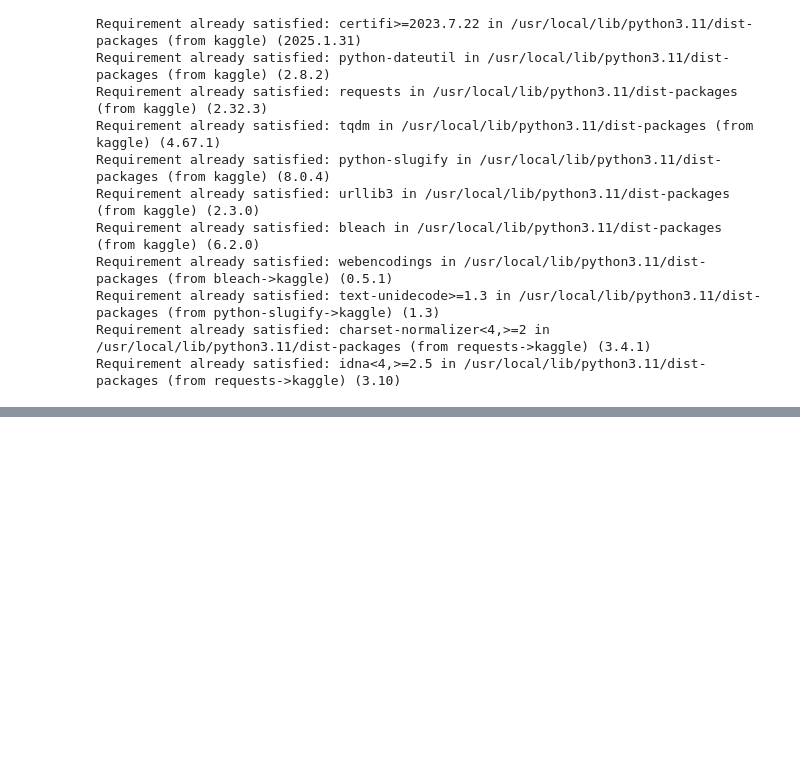
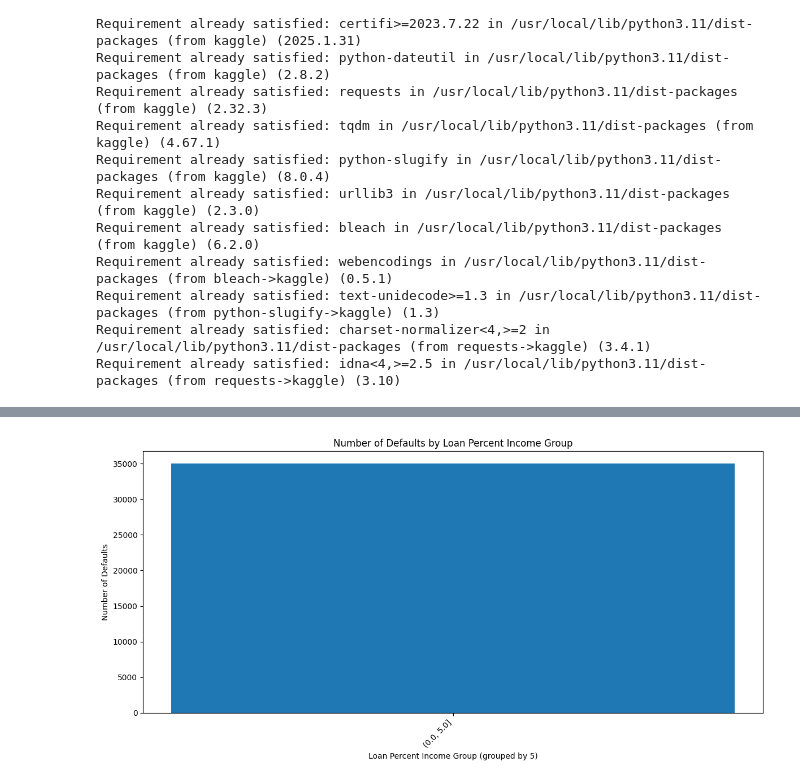
Before and after one commit to Number1MarsMan/googleColabProjects, a Jupyter notebook: Engineering-Ethan.ipynb, the cells around one changed output, grey strips where cells are left out. Drawn from its saved outputs; the diff is of its cells as text; code cells hidden in the pictures; blank space fills up the shorter version.

```diff
--- a/Engineering-Ethan.ipynb
+++ b/Engineering-Ethan.ipynb
@@ -52,0 +75,32 @@ array([[22.0, 'female', 'Master', ..., 561, 'No', 1],
+# %%
+# prompt: I want you to group every 5 defaults together or number , then graph against loan percent income, do not group loan percent income
+
+import pandas as pd
+import matplotlib.pyplot as plt
+import numpy as np
+
+# ... (Your existing code to load the data) ...
+
+# Group loan_percent_income into bins of 5
+data['loan_percent_income_group'] = pd.cut(data['loan_percent_income'], bins=np.arange(data['loan_percent_income'].min(), data['loan_percent_income'].max() + 5, 5))
+
+
+# Group by the new income group and count defaults
+defaults_by_income_group = data.groupby('loan_percent_income_group')['loan_status'].apply(lambda x: (x == 0).sum()).reset_index()
+
+# Rename columns
+defaults_by_income_group.columns = ['loan_percent_income_group', 'default_count']
+
+
+# Plotting
+plt.figure(figsize=(12, 6))
+plt.bar(defaults_by_income_group['loan_percent_income_group'].astype(str), defaults_by_income_group['default_count'])  # Convert to string for x-axis labels
+
+plt.xlabel('Loan Percent Income Group (grouped by 5)')
+plt.ylabel('Number of Defaults')
+plt.title('Number of Defaults by Loan Percent Income Group')
+plt.xticks(rotation=45, ha='right')
+plt.tight_layout()
+plt.show()
+# %% [output]
+[figure, added]
```
Also changed, not shown: parts of 2 cells of this notebook.
